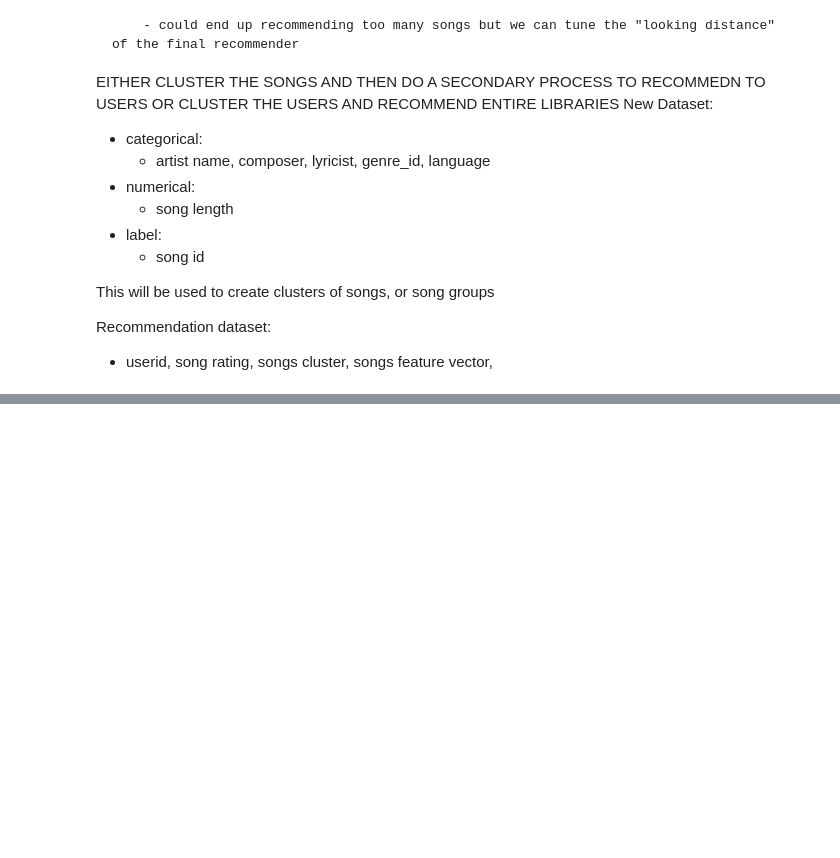
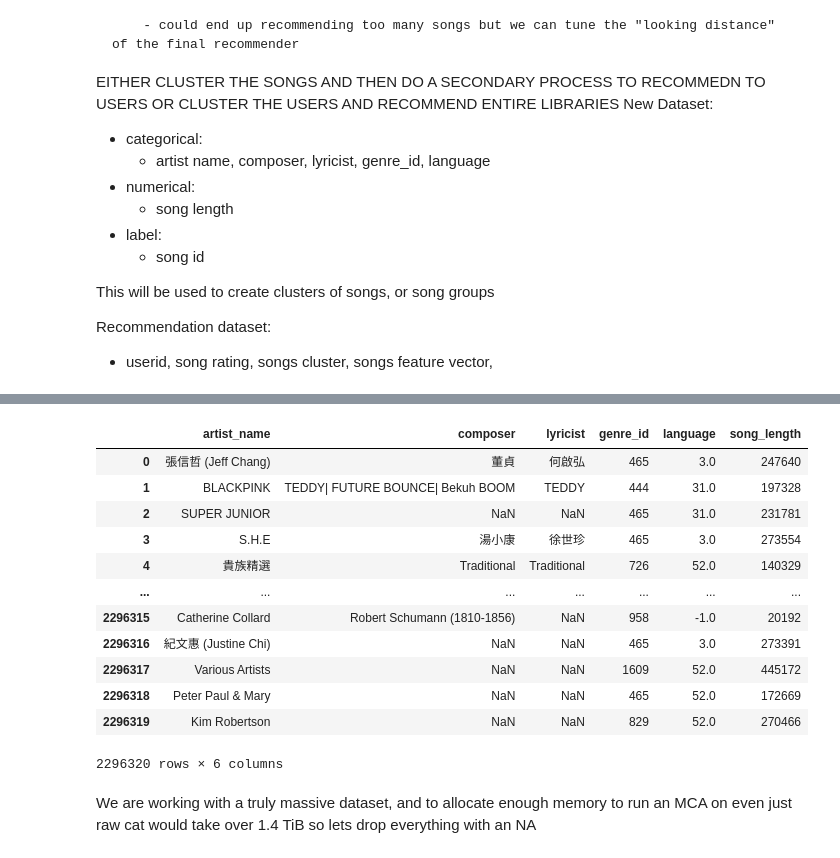
Before and after one commit to mycicle/ma544, a Jupyter notebook: assignments/final_project/src/WSDM_Analysis.ipynb, the cells around one changed output, grey strips where cells are left out. Cells and saved outputs as stored; diff of their text form; code cells hidden in the pictures; blank space fills up the shorter version.

```diff
--- a/assignments/final_project/src/WSDM_Analysis.ipynb
+++ b/assignments/final_project/src/WSDM_Analysis.ipynb
@@ -133,0 +151,25 @@ Recommendation dataset:
+# %%
+raw = pd.DataFrame()
+# categorical variables
+raw["artist_name"] = datasets["songs"]["artist_name"]
+raw["composer"] = datasets["songs"]["composer"]
+raw["lyricist"] = datasets["songs"]["lyricist"]
+raw["genre_id"] = datasets["songs"]["genre_ids"]
+raw["language"] = datasets["songs"]["language"]
+raw["song_length"] = datasets["songs"]["song_length"]
+# %%
+raw
+# %% [output]
+|  | artist_name | composer | lyricist | genre_id | language | song_length |
+| 0 | 張信哲 (Jeff Chang) | 董貞 | 何啟弘 | 465 | 3.0 | 247640 |
+| 1 | BLACKPINK | TEDDY| FUTURE BOUNCE| Bekuh BOOM | TEDDY | 444 | 31.0 | 197328 |
+| 2 | SUPER JUNIOR | NaN | NaN | 465 | 31.0 | 231781 |
+| 3 | S.H.E | 湯小康 | 徐世珍 | 465 | 3.0 | 273554 |
+| 4 | 貴族精選 | Traditional | Traditional | 726 | 52.0 | 140329 |
+| ... | ... | ... | ... | ... | ... | ... |
+| 2296315 | Catherine Collard | Robert Schumann (1810-1856) | NaN | 958 | -1.0 | 20192 |
+| 2296316 | 紀文惠 (Justine Chi) | NaN | NaN | 465 | 3.0 | 273391 |
+| 2296317 | Various Artists | NaN | NaN | 1609 | 52.0 | 445172 |
+| 2296318 | Peter Paul & Mary | NaN | NaN | 465 | 52.0 | 172669 |
+| 2296319 | Kim Robertson | NaN | NaN | 829 | 52.0 | 270466 |
+2296320 rows × 6 columns
@@ -133,0 +190,3 @@ Recommendation dataset:
+# %% [markdown]
+We are working with a truly massive dataset, and to allocate enough memory to run an MCA on even just raw cat would take over 1.4 TiB
+so lets drop everything with an NA
```
Also changed, not shown: parts of 21 cells of this notebook, 1 other file.
